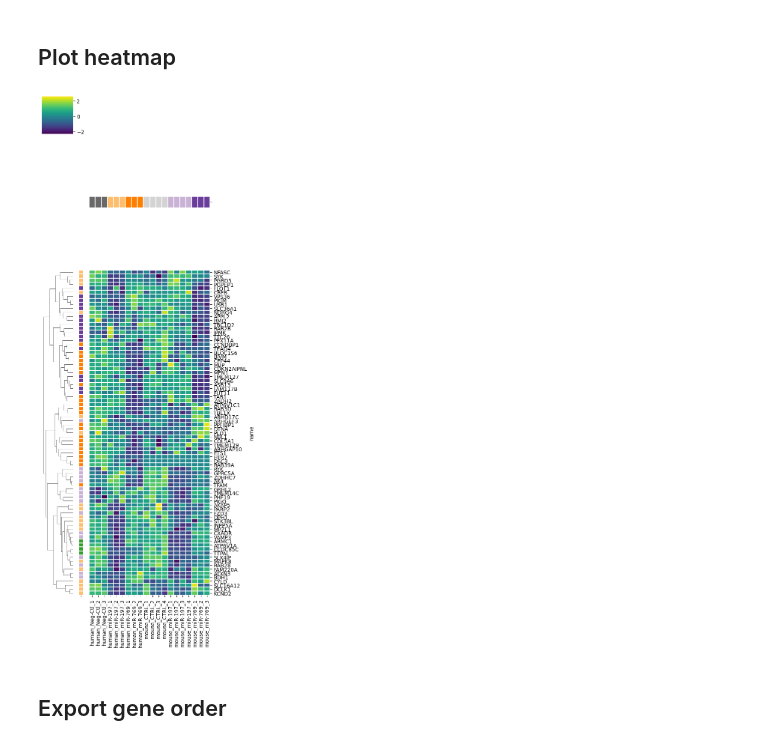
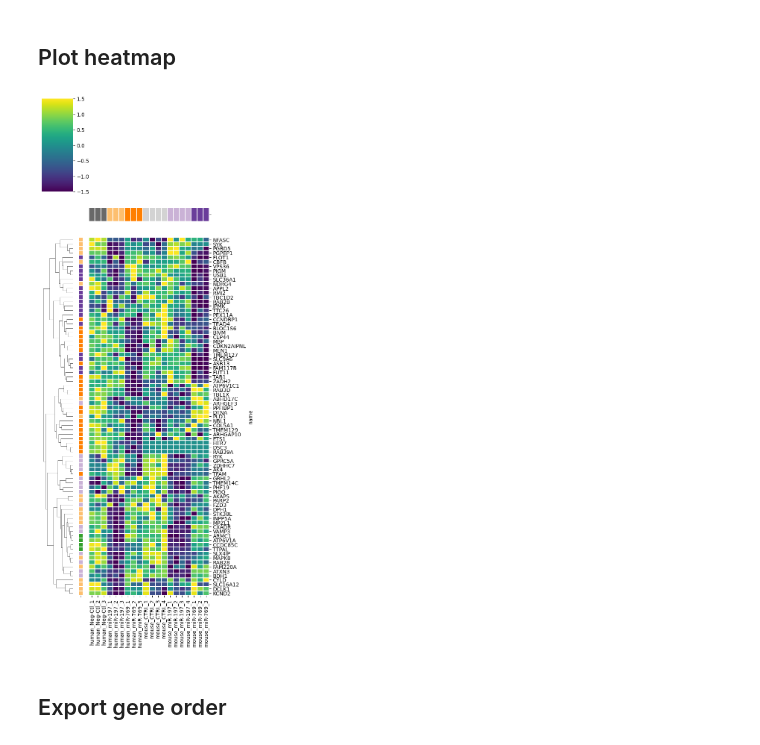
Before and after one commit to felixlangschied/rodent_loss, a Jupyter notebook: analyses/down_and_predicted/notebooks/read_heatmaps.ipynb, the cells around one changed output. Drawn from its saved outputs; the diff is of its cells as text; code cells hidden in the pictures.

Commit message:
additional doapr analyses

```diff
--- a/analyses/down_and_predicted/notebooks/read_heatmaps.ipynb
+++ b/analyses/down_and_predicted/notebooks/read_heatmaps.ipynb
@@ -69,19 +1,33 @@ tarpath = '/home/felixl/PycharmProjects/rodent_loss/milestones/data/targetscan/s
+# %%
+import pandas as pd
+import seaborn as sns
+import matplotlib.pyplot as plt
+from scipy.stats import zscore
+from pathlib import Path
+from rodent_loss_src.doapr import read_and_filter_doapr
+from rodent_loss_src.rnaseq import reads_per_gene_in_condition, filter_readsdf_mirna
+
+
+ORGANISMS = ["human", "mouse"]
+MIRNAS = ["mir197", "mir769"]
+PROJECTDIR = Path('.').resolve().parents[2]
+OUTDIR = f'{PROJECTDIR}/rodent_loss/analyses/down_and_predicted/results/read_heatmap'
 # %% [markdown]
 ## Heatmap per gene for both organisms
 # %%
-tarpath = '/home/felixl/PycharmProjects/rodent_loss/milestones/data/targetscan/sigdown_and_predictedTargets_tsM_tsH.tsv'
-countpath = '/home/felixl/PycharmProjects/rodent_loss/external_data/counts_matrix/{}_counts.matrix'
+tarpath = f'{PROJECTDIR}/milestones/data/doapr/sigdown_and_predictedTargets_tsM_tsH.tsv'
+countpath = '{}/external_data/counts_matrix/{}_counts.matrix'
 
 def doapr_long_overview(tarpath, countpath):
     col = []
     all_genes_of_interest = set()
     for organism in ORGANISMS:
         # print(organism)
-        reads_df = reads_per_gene_in_condition(countpath.format(organism))
+        reads_df = reads_per_gene_in_condition(countpath.format(PROJECTDIR, organism))
         for mirna in MIRNAS:
             mir_reads_df = filter_readsdf_mirna(reads_df, mirna)
             # display(mir_reads_df)
-            targetdf = read_and_filter_predicted_targets(tarpath, organism, mirna)
+            targetdf = read_and_filter_doapr(tarpath, organism, mirna)
             heat_df = mir_reads_df.join(targetdf, how='inner')
             heat_df = heat_df.sort_values(['TShuman_tc++s'])
             for gene in heat_df.index.values:
@@ -115,7 +61,7 @@ def merge_human_mouse_readtables(countpath, all_genes_of_interest):
     """
     col = []
     for organism in ORGANISMS:
-        reads_df = reads_per_gene_in_condition(countpath.format(organism))
+        reads_df = reads_per_gene_in_condition(countpath.format(PROJECTDIR, organism))
         # filter for genes that are significantly down-regulated and predicted as targets in at least one condition
         fildf = reads_df[reads_df.index.isin(all_genes_of_interest)]
         # add information in which organism data was collected
@@ -204,37 +146,37 @@ def map_condition_to_color(df, category_to_color):
             mirna = 'mir769'
         else:
             mirna = 'control'
 
         condition2color[col] = category_to_color[f'{organism}|{mirna}']
     return pd.Series(condition2color)
 
 
 masked_nans = zdf.fillna(0)
 col_colors = map_condition_to_color(masked_nans, category_to_color)
 row_colors = map_gene_to_color(doapr_df, category_to_color)
 
 g = sns.clustermap(
     masked_nans,
     cmap="viridis",
     # cbar_pos=None,
     col_cluster=False,
     yticklabels=True,
     figsize=(6,15),
     linewidth=0.05,
-    # vmin=-2,
-    # vmax=2,
+    vmin=-1.5,
+    vmax=1.5,
     row_colors=row_colors,
     col_colors=col_colors,
     metric='cosine',
-    dendrogram_ratio=(0.2,0.1)
+    # dendrogram_ratio=(0.2,0.1)
     )
 plt.ylabel('')
 plt.tight_layout()
 # plt.savefig('../results/global_zscore_clustermap.svg')
 # plt.savefig('../results/global_zscore_clustermap.pdf')
 plt.show()
 # %% [output]
-[figure, old version]
+[figure, new version]
 # %% [markdown]
 ## Export gene order
 # %%
```
Also changed, not shown: parts of 4 cells of this notebook, 3 other files.
